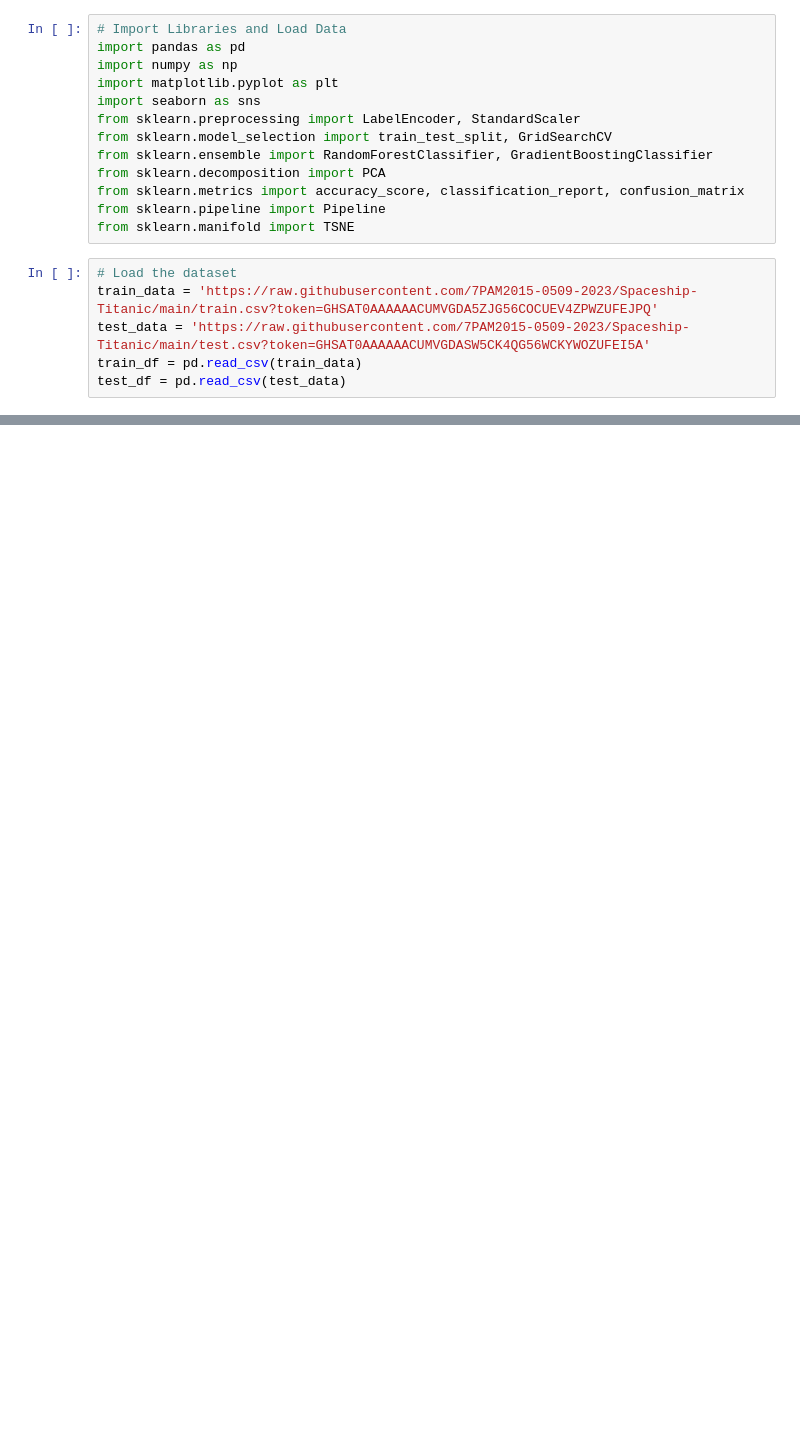
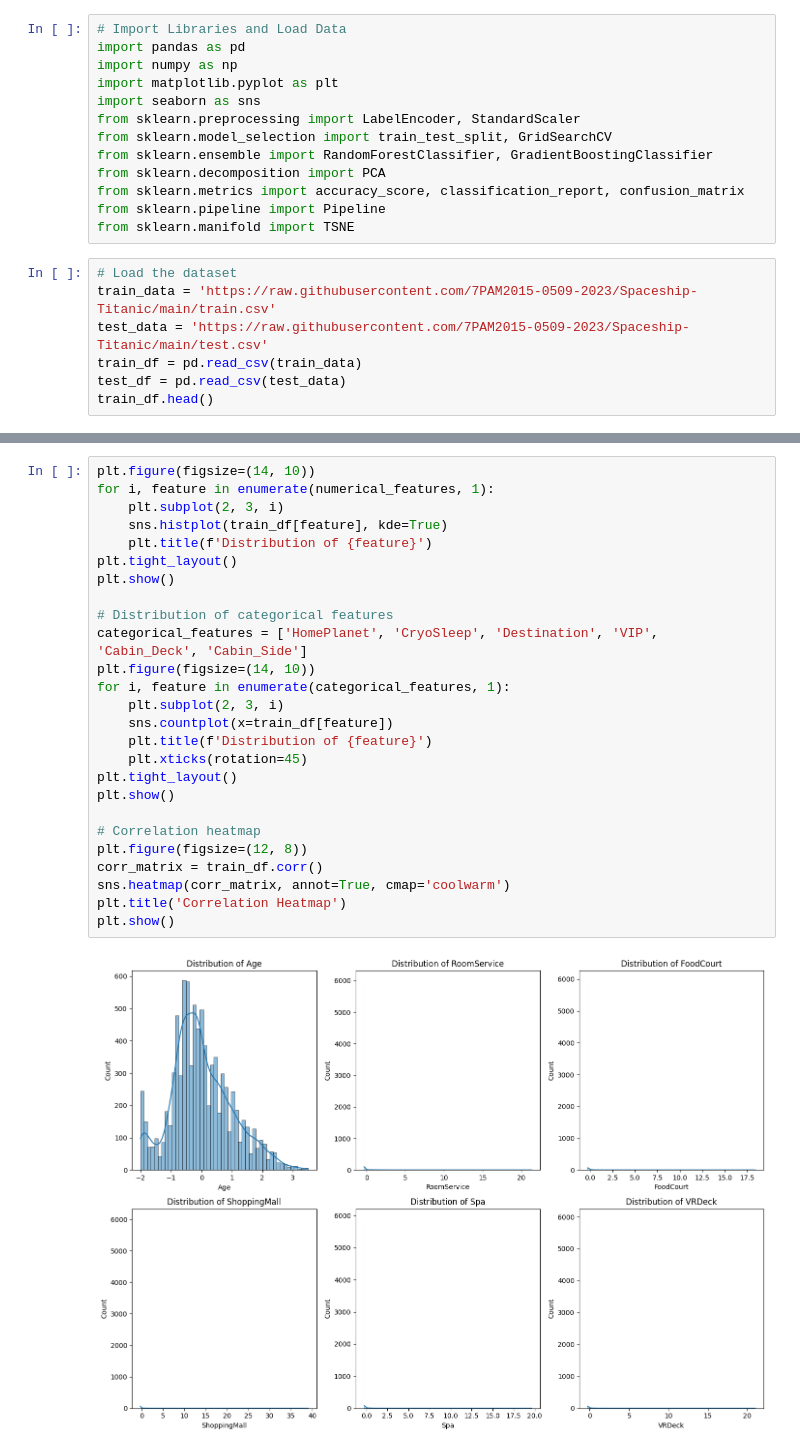
Before and after one commit to 7PAM2015-0509-2023/Spaceship-Titanic, a Jupyter notebook: Kaggle_Challenge_Spaceship_Titanic.ipynb, the cells around one changed output, grey strips where cells are left out. Saved outputs shown, nothing was run; the diff lists cells and outputs as text; blank space fills up the shorter version.

```diff
--- a/Kaggle_Challenge_Spaceship_Titanic.ipynb
+++ b/Kaggle_Challenge_Spaceship_Titanic.ipynb
@@ -17,7 +20,8 @@ from sklearn.pipeline import Pipeline
 from sklearn.manifold import TSNE
 # %%
 # Load the dataset
-train_data = 'https://raw.githubusercontent.com/7PAM2015-0509-2023/Spaceship-Titanic/main/train.csv?token=GHSAT0AAAAAACUMVGDA5ZJG56COCUEV4ZPWZUFEJPQ'
-test_data = 'https://raw.githubusercontent.com/7PAM2015-0509-2023/Spaceship-Titanic/main/test.csv?token=GHSAT0AAAAAACUMVGDASW5CK4QG56WCKYWOZUFEI5A'
+train_data = 'https://raw.githubusercontent.com/7PAM2015-0509-2023/Spaceship-Titanic/main/train.csv'
+test_data = 'https://raw.githubusercontent.com/7PAM2015-0509-2023/Spaceship-Titanic/main/test.csv'
 train_df = pd.read_csv(train_data)
 test_df = pd.read_csv(test_data)
+train_df.head()
@@ -23,0 +116,28 @@ test_df = pd.read_csv(test_data)
+# %%
+plt.figure(figsize=(14, 10))
+for i, feature in enumerate(numerical_features, 1):
+    plt.subplot(2, 3, i)
+    sns.histplot(train_df[feature], kde=True)
+    plt.title(f'Distribution of {feature}')
+plt.tight_layout()
+plt.show()
+
+# Distribution of categorical features
+categorical_features = ['HomePlanet', 'CryoSleep', 'Destination', 'VIP', 'Cabin_Deck', 'Cabin_Side']
+plt.figure(figsize=(14, 10))
+for i, feature in enumerate(categorical_features, 1):
+    plt.subplot(2, 3, i)
+    sns.countplot(x=train_df[feature])
+    plt.title(f'Distribution of {feature}')
+    plt.xticks(rotation=45)
+plt.tight_layout()
+plt.show()
+
+# Correlation heatmap
+plt.figure(figsize=(12, 8))
+corr_matrix = train_df.corr()
+sns.heatmap(corr_matrix, annot=True, cmap='coolwarm')
+plt.title('Correlation Heatmap')
+plt.show()
+# %% [output]
+[figure, added]
```
Also changed, not shown: parts of 13 cells of this notebook.
